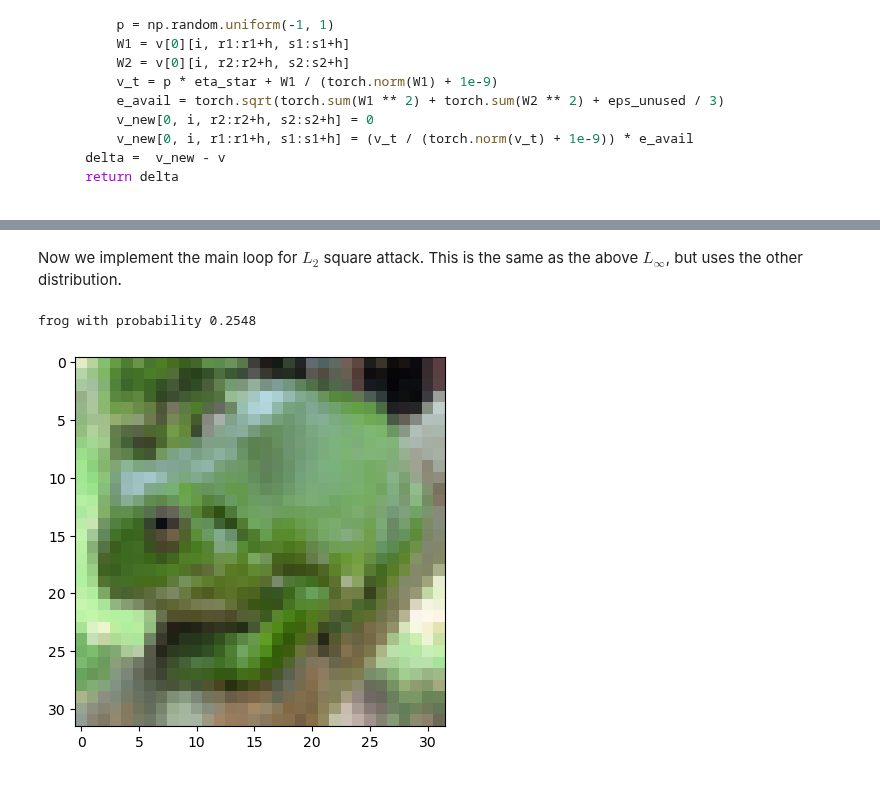
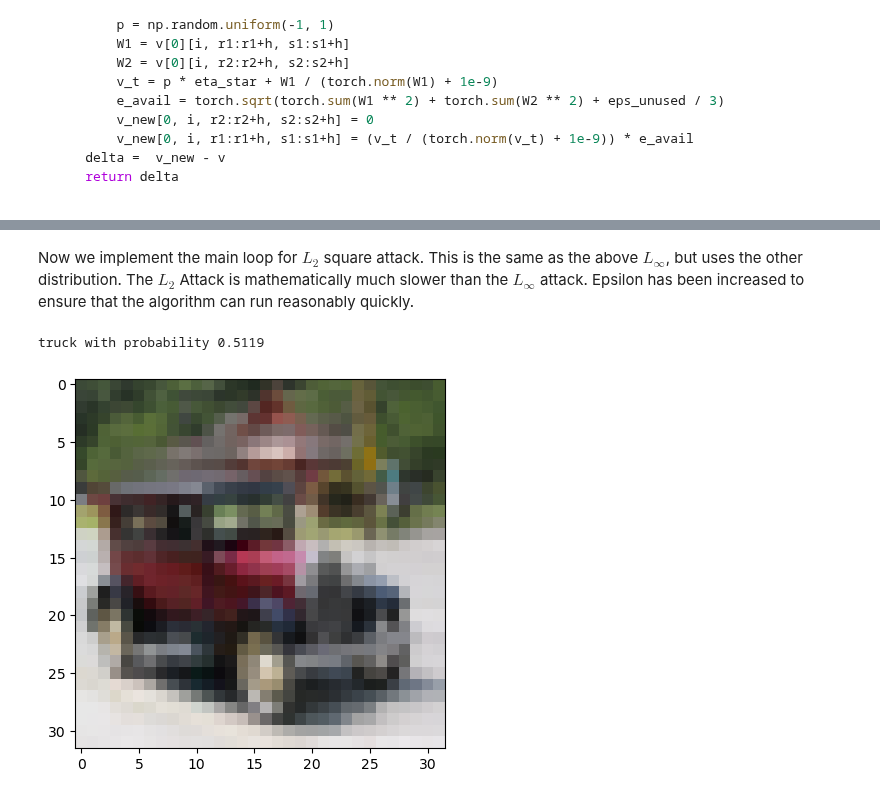
Before and after one commit to zroe1/xlab-ai-security, a Jupyter notebook: working/Square_notebook(1).ipynb, the cells around one changed output, grey strips where cells are left out. Drawn from its saved outputs; the diff is of its cells as text; code cells hidden in the pictures; folded sections open.

Commit message:
square edits

```diff
--- a/working/Square_notebook(1).ipynb
+++ b/working/Square_notebook(1).ipynb
@@ -9,9 +9,23 @@ from xlab.utils import prediction, process_image, show_image, SimpleCNN, CIFAR10
 import torch
 import numpy as np
 import random
-
-show_image(process_image('frog.jpg'))
+'''
+show_image(process_image(IMG_PATH))
 model = SimpleCNN()
-classes = CIFAR10().classes
 model.load_state_dict(torch.load('CNN_weights.pth'))
 model.eval()
+'''
+classes = CIFAR10().classes
+
+IMG_PATH = 'car.jpg'
+from huggingface_hub import hf_hub_download
+from xlab.models import MiniWideResNet, BasicBlock
+import torch
+
+model = MiniWideResNet()
+
+model_path = hf_hub_download(
+    repo_id="uchicago-xlab-ai-security/tiny-wideresnet-cifar10",
+    filename="adversarial_basics_cnn.pth"
+)
+model = torch.load(model_path, map_location='cpu', weights_only = False)
@@ -345,7 +365,7 @@ def M(r, s, h1, h2):
         h2: Floor of half Square size
 
     Returns:
-        M: Calculated M value
+        M: Calaculated M value
     """
     n = h1 // 2
     return max(abs(r - h1 // 2 - 1), abs(s - h2 // 2 - 1))
@@ -416,4 +452,3 @@ def eta(h1, h2):
     cache = torch.tensor(cache)
     eta_matrix = cache[m_matrix - 1]
     return eta_matrix
-    return None
@@ -544,8 +599,8 @@ def l_2_dist(x_hat, x, epsilon = 1/1000, h = 10, w = 32, c = 3):
     """
     v = x_hat - x
     v_new = v.clone()
-    delta = torch.zeros(3,32,32)
-    r1,s1,r2,s2 = np.random.randint(32-h, size = (4))
+    delta = torch.zeros(c,w,w)
+    r1,s1,r2,s2 = np.random.randint(w-h, size = (4))
     v_sq = v ** 2
     eps_unused = max(0, epsilon ** 2 - torch.sum(v_sq))
     k = h // 2
@@ -558,7 +613,7 @@ def l_2_dist(x_hat, x, epsilon = 1/1000, h = 10, w = 32, c = 3):
         W1 = v[0][i, r1:r1+h, s1:s1+h]
         W2 = v[0][i, r2:r2+h, s2:s2+h]
         v_t = p * eta_star + W1 / (torch.norm(W1) + 1e-9)
-        e_avail = torch.sqrt(torch.sum(W1 ** 2) + torch.sum(W2 ** 2) + eps_unused / 3)
+        e_avail = torch.sqrt(torch.sum(W1 ** 2) + torch.sum(W2 ** 2) + eps_unused / c)
         v_new[0, i, r2:r2+h, s2:s2+h] = 0
         v_new[0, i, r1:r1+h, s1:s1+h] = (v_t / (torch.norm(v_t) + 1e-9)) * e_avail
     delta =  v_new - v
@@ -567,32 +645,33 @@ def l_2_dist(x_hat, x, epsilon = 1/1000, h = 10, w = 32, c = 3):
 # %% [markdown]
 Now we implement the main loop for $L_2$ square attack. This is the same as the above $L_\infty$, but uses the other distribution.
+The $L_2$ Attack is mathematically much slower than the $L_\infty$ attack. Epsilon has been increased to ensure that the algorithm can run reasonably quickly.
 # %%
-def l_2_square_attack(model, loss_fn, x, y, N, w=32, c=3, epsilon=1/1000, max_h = 7):
+def l_2_square_attack(model, loss_fn, x, y, N, w=32, c=3, epsilon=100/1000, max_h = 10):
     x_hat = x.clone()
     loss = loss_fn(model(x), y)
     i = 1
     h = max_h
     while i < N and prediction(model, x_hat)[0] == y:
         if i % (N // max_h) == 0:
             if h > 2:
                 h -= 1
-        delta = l_2_dist(x_hat, x, h=h, epsilon=0.002, w=w, c=c)
+        delta = l_2_dist(x_hat, x, h=h, epsilon=epsilon, w=w, c=c)
         x_new = x_hat + delta
         x_new = torch.clamp(x_new, 0, 1)
         loss_new = loss_fn(model(x_new), y)
         if loss_new > loss:
             loss = loss_new
             x_hat = x_new
         i += 1
     return x_hat
 
-img = process_image('frog.jpg')
-label = prediction(model, process_image('frog.jpg'))[0]
+img = process_image(IMG_PATH)
+label = prediction(model, process_image(IMG_PATH))[0]
 loss_fn = torch.nn.CrossEntropyLoss()
-x_adv = l_2_square_attack(model, loss_fn, img, label, 500)
+x_adv = l_2_square_attack(model, loss_fn, img, label, 5000)
 pred = prediction(model, x_adv)
 print(f"{classes[pred[0]]} with probability {pred[1][0]:.4f}")
 show_image(x_adv)
 # %% [output]
-frog with probability 0.2548
+truck with probability 0.5119
-[figure, old version]
+[figure, new version]
```
Also changed, not shown: parts of 10 cells of this notebook, 3 other files.
